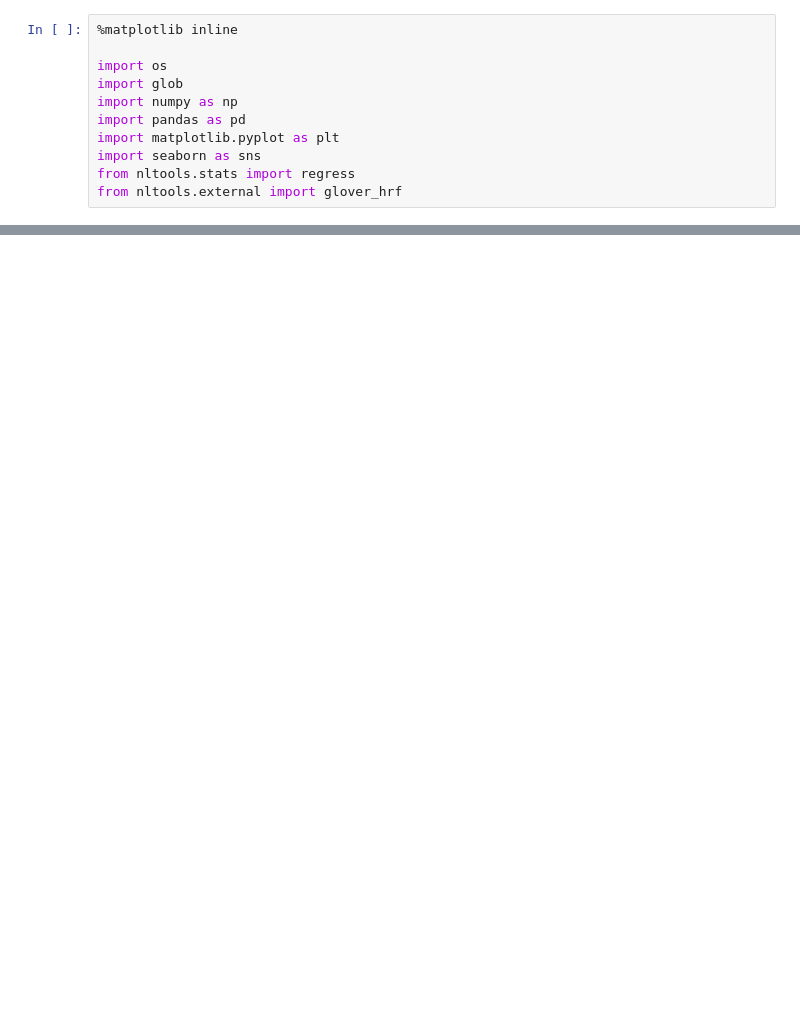
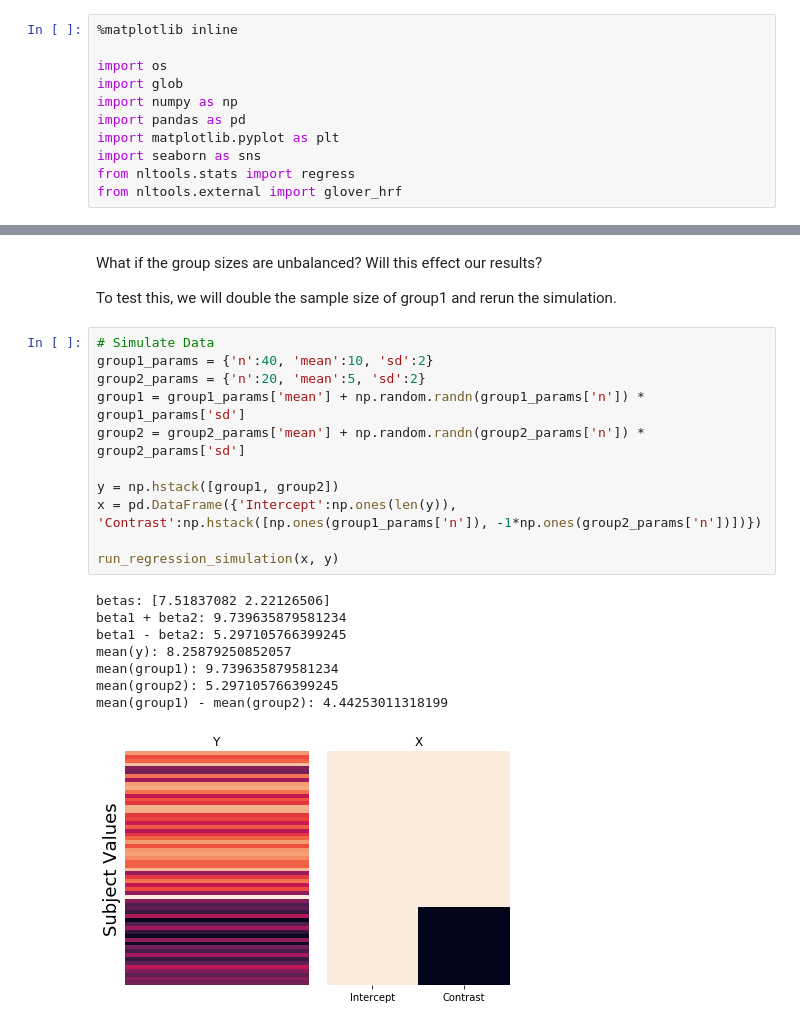
Before and after one commit to ljchang/dartbrains, a Jupyter notebook: content/features/notebooks/Untitled.ipynb, the cells around one changed output, grey strips where cells are left out. Cells and saved outputs as stored; diff of their text form; blank space fills up the shorter version.

```diff
--- a/content/features/notebooks/Untitled.ipynb
+++ b/content/features/notebooks/Untitled.ipynb
@@ -94,0 +178,24 @@ plt.hist(group2)
+# %% [markdown]
+What if the group sizes are unbalanced?  Will this effect our results?
+
+To test this, we will double the sample size of group1 and rerun the simulation.
+# %%
+# Simulate Data
+group1_params = {'n':40, 'mean':10, 'sd':2}
+group2_params = {'n':20, 'mean':5, 'sd':2}
+group1 = group1_params['mean'] + np.random.randn(group1_params['n']) * group1_params['sd']
+group2 = group2_params['mean'] + np.random.randn(group2_params['n']) * group2_params['sd']
+
+y = np.hstack([group1, group2])
+x = pd.DataFrame({'Intercept':np.ones(len(y)), 'Contrast':np.hstack([np.ones(group1_params['n']), -1*np.ones(group2_params['n'])])})
+
+run_regression_simulation(x, y)
+# %% [output]
+betas: [7.51837082 2.22126506]
+beta1 + beta2: 9.739635879581234
+beta1 - beta2: 5.297105766399245
+mean(y): 8.25879250852057
+mean(group1): 9.739635879581234
+mean(group2): 5.297105766399245
+mean(group1) - mean(group2): 4.44253011318199
+[figure, added]
```
Also changed, not shown: parts of 12 cells of this notebook, 12 other files.
